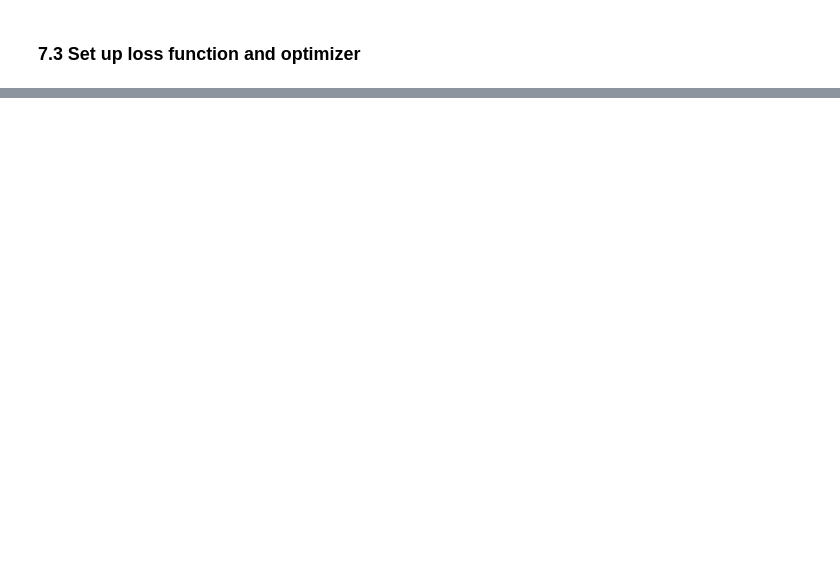
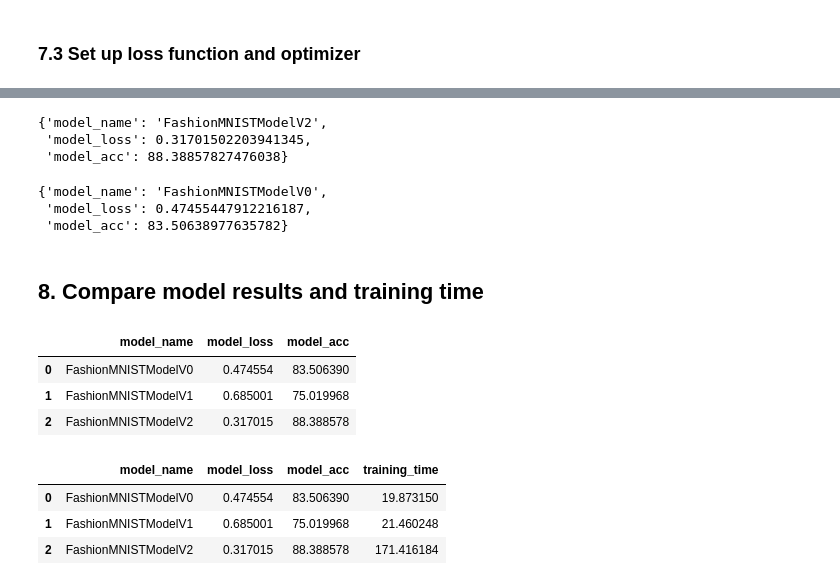
Before and after one commit to alexngUNC/pytorch-dan, a Jupyter notebook: computer_vision03.ipynb, the cells around one changed output, grey strips where cells are left out. Cells and saved outputs as stored; diff of their text form; code cells hidden in the pictures; blank space fills up the shorter version.

```diff
--- a/computer_vision03.ipynb
+++ b/computer_vision03.ipynb
@@ -728,2 +726,8 @@ Output of conv block 2: torch.Size([1, 10, 7, 7])
 # %% [markdown]
 ### 7.3 Set up loss function and optimizer
+# %%
+from helper_functions import accuracy_fn
+
+loss_fn = nn.CrossEntropyLoss()
+optimizer = torch.optim.SGD(params=model_2.parameters(), lr=0.1)
+model_2.state_dict()
@@ -729,0 +754,20 @@ Output of conv block 2: torch.Size([1, 10, 7, 7])
+# %%
+torch.manual_seed(42)
+from timeit import default_timer as Timer
+epochs = 3
+train_time_start_model_2 = timer()
+for epoch in tqdm(range(epochs)):
+  print(f"Epoch: {epoch}\n-----")
+  train_step(model=model_2,
+             data_loader=train_dataloader,
+             loss_fn=loss_fn,
+             optimizer=optimizer,
+             accuracy_fn=accuracy_fn,
+             device=device)
+  test_step(model=model_2,
+            data_loader=test_dataloader,
+            loss_fn=loss_fn,
+            accuracy_fn=accuracy_fn,
+            device=device)
+train_time_end_model_2 = timer()
+total_train_time_model_2 = print_train_time(start=train_time_start_model_2, end=train_time_end_model_2, device=device)
@@ -729,0 +788,41 @@ Output of conv block 2: torch.Size([1, 10, 7, 7])
+# %%
+model_2_results = eval_model(
+    model=model_2,
+    data_loader=test_dataloader,
+    loss_fn=loss_fn,
+    accuracy_fn=accuracy_fn,
+    device=device
+)
+model_2_results
+# %% [output]
+{'model_name': 'FashionMNISTModelV2',
+ 'model_loss': 0.31701502203941345,
+ 'model_acc': 88.38857827476038}
+# %%
+model_0_results
+# %% [output]
+{'model_name': 'FashionMNISTModelV0',
+ 'model_loss': 0.47455447912216187,
+ 'model_acc': 83.50638977635782}
+# %% [markdown]
+## 8. Compare model results and training time
+# %%
+import pandas as pd
+compare_results = pd.DataFrame([
+  model_0_results, model_1_results, model_2_results
+])
+compare_results
+# %% [output]
+|  | model_name | model_loss | model_acc |
+| 0 | FashionMNISTModelV0 | 0.474554 | 83.506390 |
+| 1 | FashionMNISTModelV1 | 0.685001 | 75.019968 |
+| 2 | FashionMNISTModelV2 | 0.317015 | 88.388578 |
+# %%
+# add training time to results comparison
+compare_results["training_time"] = [total_train_time_model_0, total_train_time_model_1, total_train_time_model_2]
+compare_results
+# %% [output]
+|  | model_name | model_loss | model_acc | training_time |
+| 0 | FashionMNISTModelV0 | 0.474554 | 83.506390 | 19.873150 |
+| 1 | FashionMNISTModelV1 | 0.685001 | 75.019968 | 21.460248 |
+| 2 | FashionMNISTModelV2 | 0.317015 | 88.388578 | 171.416184 |
```
Also changed, not shown: parts of 24 cells of this notebook, 1 other file.
